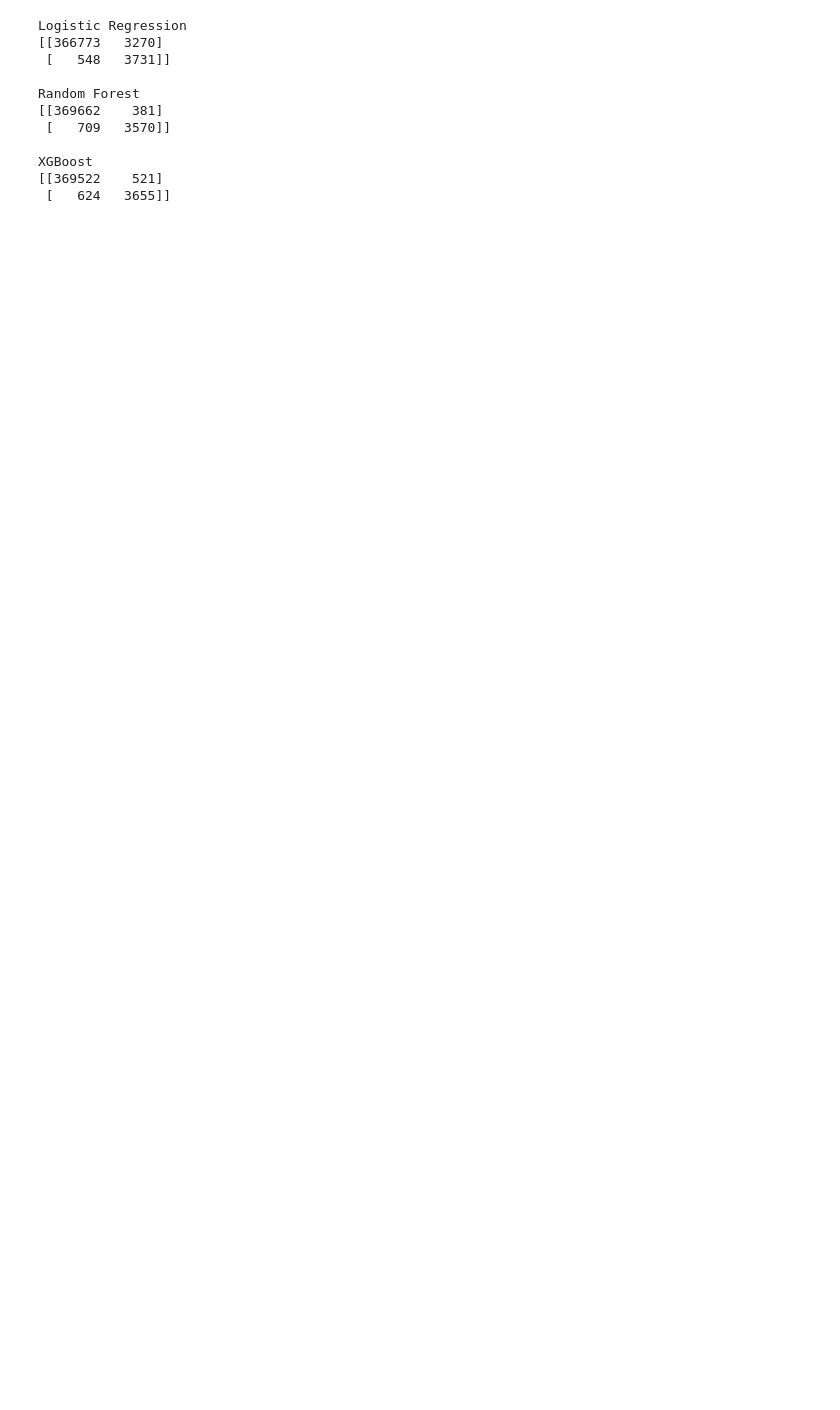
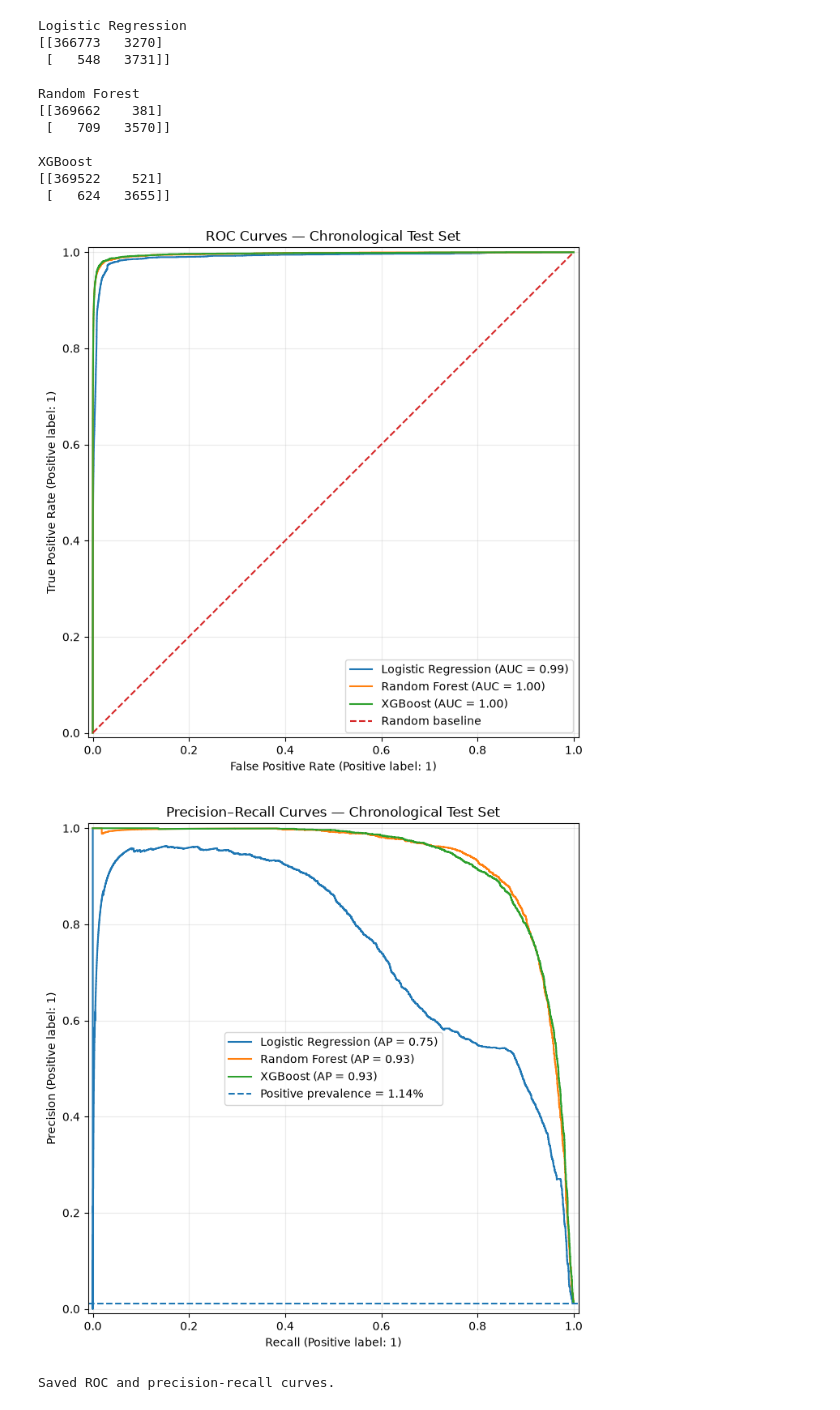
Before and after one commit to Devexhhh/flood-prediction-india, a Jupyter notebook: notebooks/05_model_evaluation.ipynb, the cells around one changed output. Cells and saved outputs as stored; diff of their text form; code cells hidden in the pictures; blank space fills up the shorter version.

Commit message:
added 05_model_evaluation notebook

```diff
--- a/notebooks/05_model_evaluation.ipynb
+++ b/notebooks/05_model_evaluation.ipynb
@@ -365,3 +382,76 @@ Random Forest
 XGBoost
 [[369522    521]
  [   624   3655]]
+# %%
+
+# ============================================
+# 13. ROC AND PRECISION-RECALL CURVES
+# ============================================
+
+import matplotlib.pyplot as plt
+from sklearn.metrics import PrecisionRecallDisplay, RocCurveDisplay
+
+models = {
+    "Logistic Regression": logistic_test_prob,
+    "Random Forest": rf_test_prob,
+    "XGBoost": xgb_test_prob,
+}
+
+# ROC curves
+fig, ax = plt.subplots(figsize=(9, 7))
+
+for name, probabilities in models.items():
+    RocCurveDisplay.from_predictions(
+        y_test,
+        probabilities,
+        name=name,
+        ax=ax
+    )
+
+ax.plot([0, 1], [0, 1], linestyle="--", label="Random baseline")
+ax.set_title("ROC Curves — Chronological Test Set")
+ax.grid(alpha=0.25)
+ax.legend()
+fig.tight_layout()
+fig.savefig(
+    FIGURES_DIR / "roc_curves.png",
+    dpi=300,
+    bbox_inches="tight"
+)
+plt.show()
+plt.close(fig)
+
+# Precision-recall curves
+fig, ax = plt.subplots(figsize=(9, 7))
+
+for name, probabilities in models.items():
+    PrecisionRecallDisplay.from_predictions(
+        y_test,
+        probabilities,
+        name=name,
+        ax=ax
+    )
+
+baseline = y_test.mean()
+ax.axhline(
+    baseline,
+    linestyle="--",
+    label=f"Positive prevalence = {baseline:.2%}"
+)
+ax.set_title("Precision–Recall Curves — Chronological Test Set")
+ax.grid(alpha=0.25)
+ax.legend()
+fig.tight_layout()
+fig.savefig(
+    FIGURES_DIR / "precision_recall_curves.png",
+    dpi=300,
+    bbox_inches="tight"
+)
+plt.show()
+plt.close(fig)
+
+print("Saved ROC and precision-recall curves.")
+# %% [output]
+[figure, added]
+[figure, added]
+Saved ROC and precision-recall curves.
```
Also changed, not shown: parts of 9 cells of this notebook.
